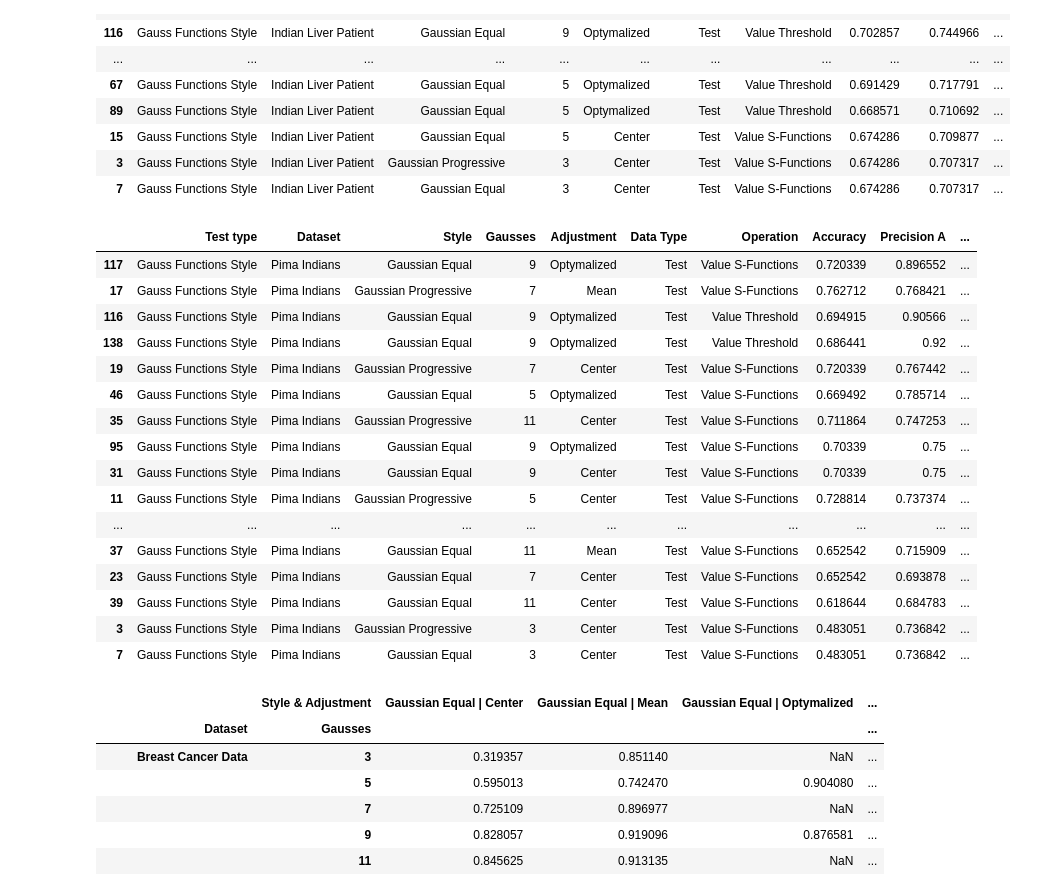
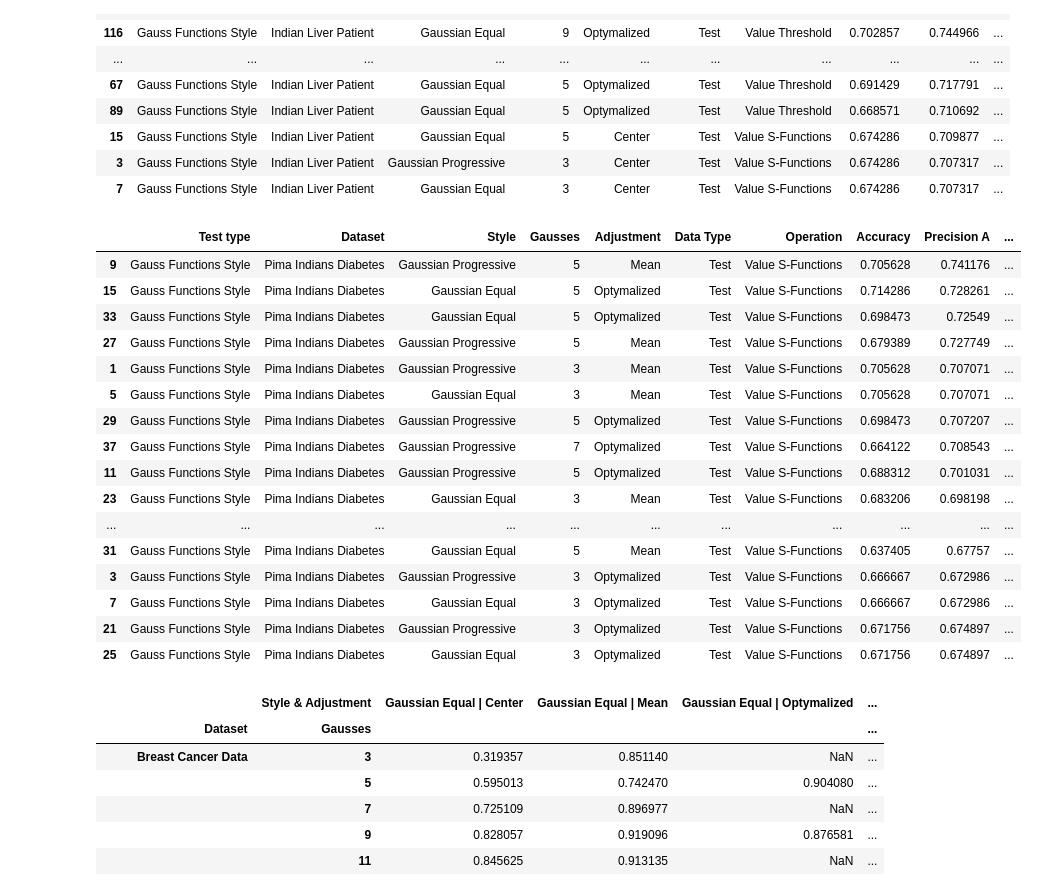
Before and after one commit to AdamDlubak/Ki67, a Jupyter notebook: Test - Datasets/Summary.ipynb, the cells around one changed output. Drawn from its saved outputs; the diff is of its cells as text; code cells hidden in the pictures.

Commit message:
New datasets test finished

```diff
--- a/Test - Datasets/Summary.ipynb
+++ b/Test - Datasets/Summary.ipynb
@@ -112,3 +116,5 @@ display(dataset_stats_breast.loc[dataset_stats_breast["Data Type"] == "Train"].s
 # g = sns.catplot(x="Style", y="Mean F-Score", col="Gausses", data=res_m, kind="bar", palette="muted", height=10, aspect=0.5)
 # g.despine(left=True)
 # g.set_ylabels("Accuracy")
+# %%
+dataset_stats_breast = helper.loadDatasetResults("Vertebral", "Test", -1, True)
@@ -114,0 +139,2 @@ display(dataset_stats_breast.loc[dataset_stats_breast["Data Type"] == "Train"].s
+# %%
+dataset_stats_breast = helper.loadDatasetResults("Parkinson", "Test", -1, True)
@@ -114,0 +159,2 @@ display(dataset_stats_breast.loc[dataset_stats_breast["Data Type"] == "Train"].s
+# %%
+dataset_stats_breast = helper.loadDatasetResults("Ionosphere", "Test", -1, True)
@@ -253,25 +309,25 @@ dataset_stats_liver = helper.loadDatasetResults("Indian Liver Patient", "Test",
 | 3 | Gauss Functions Style | Indian Liver Patient | Gaussian Progressive | 3 | Center | Test | Value S-Functions | 0.674286 | 0.707317 | ... |
 | 7 | Gauss Functions Style | Indian Liver Patient | Gaussian Equal | 3 | Center | Test | Value S-Functions | 0.674286 | 0.707317 | ... |
 # %%
-dataset_stats_pima = helper.loadDatasetResults("Pima Indians", "Test", -1, True)
+dataset_stats_pima = helper.loadDatasetResults("Pima Indians Diabetes", "Test", -1, True)
 # %% [output]
 |  | Test type | Dataset | Style | Gausses | Adjustment | Data Type | Operation | Accuracy | Precision A | ... |
-| 117 | Gauss Functions Style | Pima Indians | Gaussian Equal | 9 | Optymalized | Test | Value S-Functions | 0.720339 | 0.896552 | ... |
-| 17 | Gauss Functions Style | Pima Indians | Gaussian Progressive | 7 | Mean | Test | Value S-Functions | 0.762712 | 0.768421 | ... |
-| 116 | Gauss Functions Style | Pima Indians | Gaussian Equal | 9 | Optymalized | Test | Value Threshold | 0.694915 | 0.90566 | ... |
-| 138 | Gauss Functions Style | Pima Indians | Gaussian Equal | 9 | Optymalized | Test | Value Threshold | 0.686441 | 0.92 | ... |
-| 19 | Gauss Functions Style | Pima Indians | Gaussian Progressive | 7 | Center | Test | Value S-Functions | 0.720339 | 0.767442 | ... |
-| 46 | Gauss Functions Style | Pima Indians | Gaussian Equal | 5 | Optymalized | Test | Value S-Functions | 0.669492 | 0.785714 | ... |
-| 35 | Gauss Functions Style | Pima Indians | Gaussian Progressive | 11 | Center | Test | Value S-Functions | 0.711864 | 0.747253 | ... |
-| 95 | Gauss Functions Style | Pima Indians | Gaussian Equal | 9 | Optymalized | Test | Value S-Functions | 0.70339 | 0.75 | ... |
-| 31 | Gauss Functions Style | Pima Indians | Gaussian Equal | 9 | Center | Test | Value S-Functions | 0.70339 | 0.75 | ... |
-| 11 | Gauss Functions Style | Pima Indians | Gaussian Progressive | 5 | Center | Test | Value S-Functions | 0.728814 | 0.737374 | ... |
+| 9 | Gauss Functions Style | Pima Indians Diabetes | Gaussian Progressive | 5 | Mean | Test | Value S-Functions | 0.705628 | 0.741176 | ... |
+| 15 | Gauss Functions Style | Pima Indians Diabetes | Gaussian Equal | 5 | Optymalized | Test | Value S-Functions | 0.714286 | 0.728261 | ... |
+| 33 | Gauss Functions Style | Pima Indians Diabetes | Gaussian Equal | 5 | Optymalized | Test | Value S-Functions | 0.698473 | 0.72549 | ... |
+| 27 | Gauss Functions Style | Pima Indians Diabetes | Gaussian Progressive | 5 | Mean | Test | Value S-Functions | 0.679389 | 0.727749 | ... |
+| 1 | Gauss Functions Style | Pima Indians Diabetes | Gaussian Progressive | 3 | Mean | Test | Value S-Functions | 0.705628 | 0.707071 | ... |
+| 5 | Gauss Functions Style | Pima Indians Diabetes | Gaussian Equal | 3 | Mean | Test | Value S-Functions | 0.705628 | 0.707071 | ... |
+| 29 | Gauss Functions Style | Pima Indians Diabetes | Gaussian Progressive | 5 | Optymalized | Test | Value S-Functions | 0.698473 | 0.707207 | ... |
+| 37 | Gauss Functions Style | Pima Indians Diabetes | Gaussian Progressive | 7 | Optymalized | Test | Value S-Functions | 0.664122 | 0.708543 | ... |
+| 11 | Gauss Functions Style | Pima Indians Diabetes | Gaussian Progressive | 5 | Optymalized | Test | Value S-Functions | 0.688312 | 0.701031 | ... |
+| 23 | Gauss Functions Style | Pima Indians Diabetes | Gaussian Equal | 3 | Mean | Test | Value S-Functions | 0.683206 | 0.698198 | ... |
 | ... | ... | ... | ... | ... | ... | ... | ... | ... | ... | ... |
-| 37 | Gauss Functions Style | Pima Indians | Gaussian Equal | 11 | Mean | Test | Value S-Functions | 0.652542 | 0.715909 | ... |
-| 23 | Gauss Functions Style | Pima Indians | Gaussian Equal | 7 | Center | Test | Value S-Functions | 0.652542 | 0.693878 | ... |
-| 39 | Gauss Functions Style | Pima Indians | Gaussian Equal | 11 | Center | Test | Value S-Functions | 0.618644 | 0.684783 | ... |
-| 3 | Gauss Functions Style | Pima Indians | Gaussian Progressive | 3 | Center | Test | Value S-Functions | 0.483051 | 0.736842 | ... |
-| 7 | Gauss Functions Style | Pima Indians | Gaussian Equal | 3 | Center | Test | Value S-Functions | 0.483051 | 0.736842 | ... |
+| 31 | Gauss Functions Style | Pima Indians Diabetes | Gaussian Equal | 5 | Mean | Test | Value S-Functions | 0.637405 | 0.67757 | ... |
+| 3 | Gauss Functions Style | Pima Indians Diabetes | Gaussian Progressive | 3 | Optymalized | Test | Value S-Functions | 0.666667 | 0.672986 | ... |
+| 7 | Gauss Functions Style | Pima Indians Diabetes | Gaussian Equal | 3 | Optymalized | Test | Value S-Functions | 0.666667 | 0.672986 | ... |
+| 21 | Gauss Functions Style | Pima Indians Diabetes | Gaussian Progressive | 3 | Optymalized | Test | Value S-Functions | 0.671756 | 0.674897 | ... |
+| 25 | Gauss Functions Style | Pima Indians Diabetes | Gaussian Equal | 3 | Optymalized | Test | Value S-Functions | 0.671756 | 0.674897 | ... |
 # %%
 results = pd.concat([dataset_stats_breast, dataset_stats_wisconsin, dataset_stats_banknote, dataset_stats_haberman, dataset_stats_heart, dataset_stats_htru, dataset_stats_immunotherapy, dataset_stats_liver, dataset_stats_pima])
 
```
Also changed, not shown: parts of 7 cells of this notebook, 2 other files.
